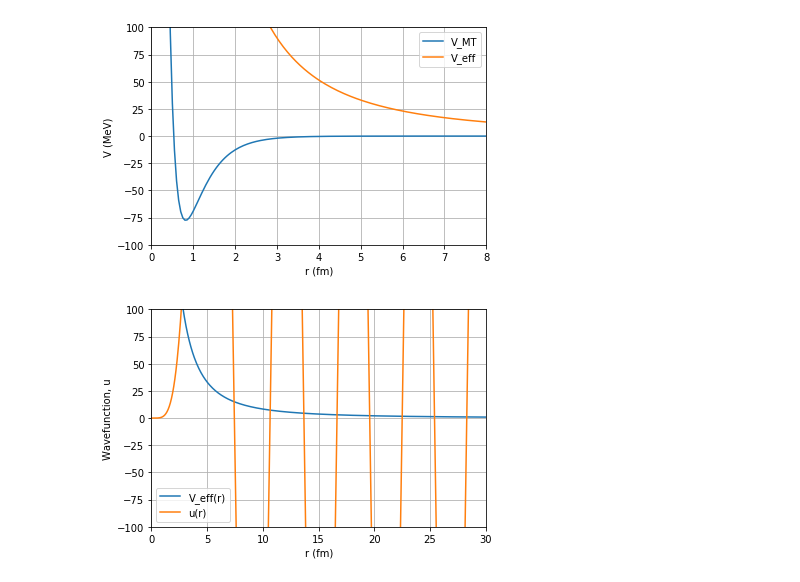
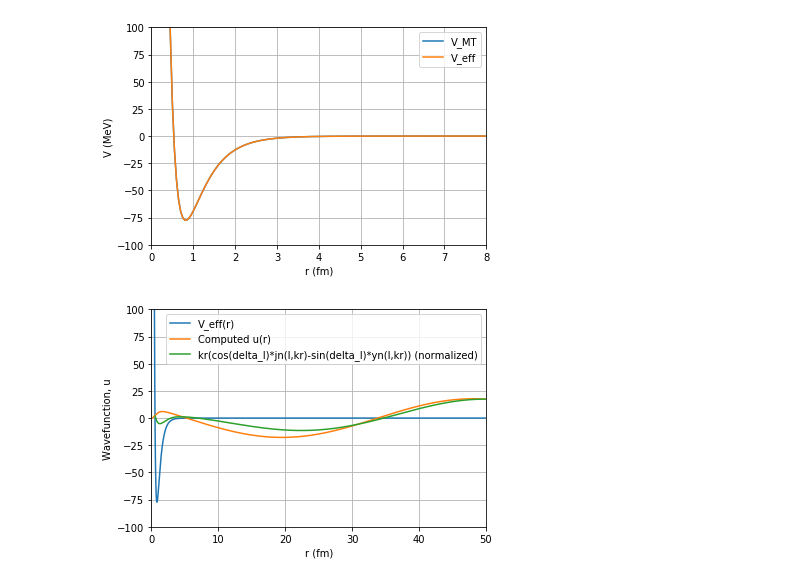
Before and after one commit to ChadUmmel/TALENT, a Jupyter notebook: HW1.ipynb, the cells around one changed output. Saved outputs shown, nothing was run; the diff lists cells and outputs as text; code cells hidden in the pictures.

```diff
--- a/HW1.ipynb
+++ b/HW1.ipynb
@@ -9,8 +9,8 @@ import numpy as np
 from scipy import special as sp
 # %%
 #Eventual inputs that we will pre-define for now
-E = 100 #Lab energy
-l = 4
+E = 1 #Lab energy
+l = 0
 # %%
 #Physical constants
 hbar = 197.3286 #(hbar*c in MeV fm)
@@ -28,7 +28,7 @@ muR = 3.11
 #Numerical Integration parameters
 r0 = 1e-5 #Starting point for r (in fm).  Let's start at r=0
 h = 0.05 #Step size in fm
-nmax = 600 #Terminate the integration after 1000 steps
+nmax = 1000 #Terminate the integration after 1000 steps
 # %%
 %%capture
 n = np.linspace(0,nmax+1,nmax+2)
@@ -49,7 +49,7 @@ plt.xlabel('r (fm)')
 plt.ylabel('V (MeV)')
 plt.legend();
 # %% [output]
-[figure, old version]
+[figure, new version]
 # %%
 #Boundary conditions
 u[0] = 0 #u(r=0) = 0
@@ -61,13 +66,14 @@ for i in range(1,nmax-1,1):
 # %%
-n2 = np.linspace(0,nmax-1,nmax)
-r2 = r0+n2*h
+asymptotic=k*r*(math.cos(deltal)*sp.jn(l,k*r)-math.sin(deltal)*sp.yn(l,k*r))
+ANC = u[-1]/asymptotic[-3]
 plt.plot(r,Veff,label="V_eff(r)")
-plt.plot(r2,u,label="u(r)")
+plt.plot(r2,u,label="Computed u(r)")
+plt.plot(r,ANC*asymptotic,label="kr(cos(delta_l)*jn(l,kr)-sin(delta_l)*yn(l,kr)) (normalized)")
 plt.xlim(0,r[-1])
+plt.ylim(-100,100)
 plt.grid(1)
 plt.xlabel('r (fm)')
 plt.ylabel('Wavefunction, u');
-plt.ylim(-100,100)
 plt.legend();
 # %% [output]
-[figure, old version]
+[figure, new version]
```
Also changed, not shown: parts of 4 cells of this notebook.
